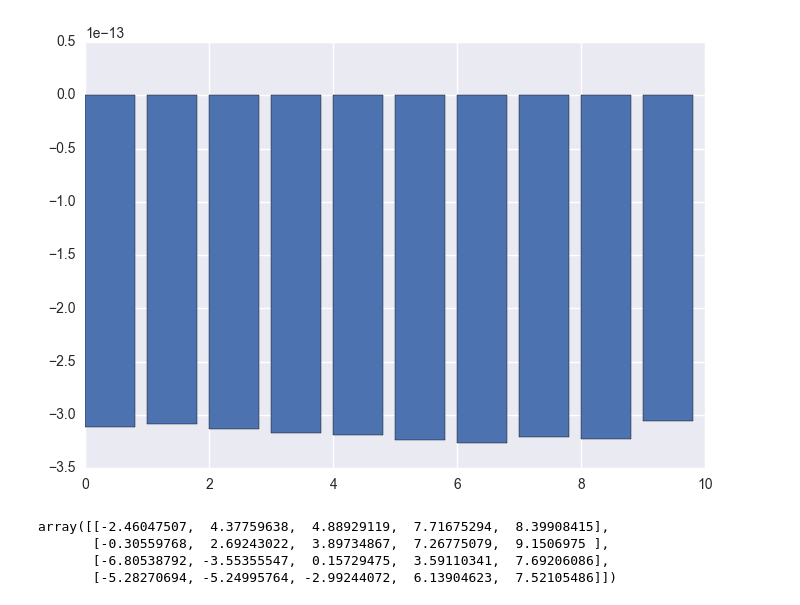
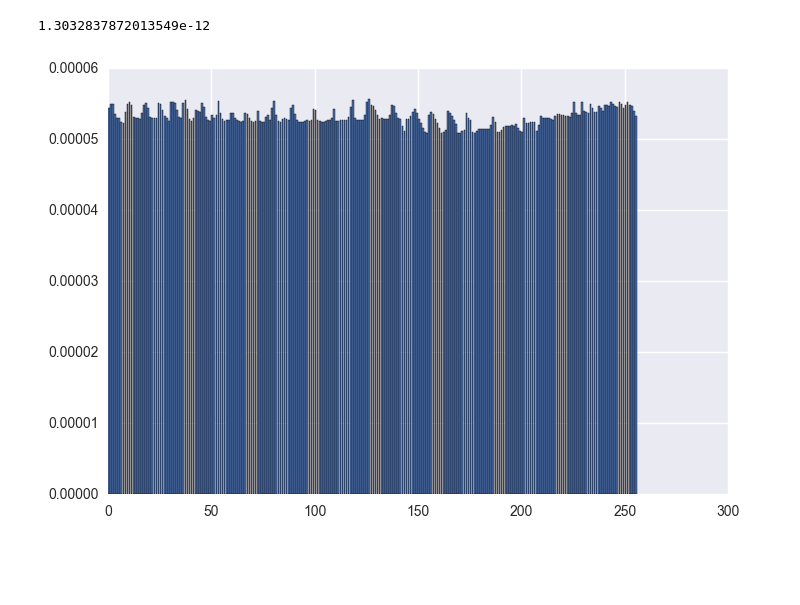
Before and after one commit to turtle-lea/ciencia-de-datos, a Jupyter notebook: tp-2/entropia-lean.ipynb, the cells around one changed output. Cells and saved outputs as stored; diff of their text form; code cells hidden in the pictures; blank space fills up the shorter version.

Commit message:
Agregado entropia primera parte a la versión final

```diff
--- a/tp-2/entropia-lean.ipynb
+++ b/tp-2/entropia-lean.ipynb
@@ -51,7 +51,8 @@ def calculate_probabilities(electrodo_matrix, max_val, min_val, t_bin):
 def calculate_entropia(proba_x, cant_epochs, cant_muestras):
     res=0
     for i in range(0,len(proba_x)):
-        res = res + (proba_x[i]/(cant_epochs*cant_muestras))*math.log((proba_x[i]/(cant_epochs*cant_muestras))+1,10)
+        if proba_x[i] > 0:
+            res = res + (proba_x[i]/(cant_epochs*cant_muestras))*math.log((proba_x[i]/(cant_epochs*cant_muestras)),10)
     return -res
 # %%
 def entropias_electrodos_por_sujeto(filename):
@@ -61,12 +62,13 @@ def entropias_electrodos_por_sujeto(filename):
     cant_electrodos = matrix_p01.shape[1]
     cant_muestras = matrix_p01.shape[2]
 
-    maximum_values, minimum_values, x75_values, x25_values = calculate_bin_max_min(matrix_p01)
+    max_value, min_value, x75, x25 = calculate_bin_max_min(matrix_p01)
+    t_bin = calculate_tbin(max_value, min_value, x75, x25, matrix_p01.shape)
 
     entropia_por_electrodo = []
     for i in range(cant_electrodos):
         electrodo_i_matrix = matrix_p01[:, i, :]
-        t_bin = calculate_tbin(maximum_values[i], minimum_values[i], x75_values[i], x25_values[i])
-        probabilities = calculate_probabilities(electrodo_i_matrix, maximum_values[i], minimum_values[i], t_bin)
+        #t_bin = calculate_tbin(maximum_values[i], minimum_values[i], x75_values[i], x25_values[i])
+        probabilities = calculate_probabilities(electrodo_i_matrix, max_value, min_value, t_bin)
         entropia_por_electrodo.append(calculate_entropia(probabilities, cant_epochs, cant_muestras))
     return entropia_por_electrodo
@@ -73,2 +88,2 @@ def entropias_electrodos_por_sujeto(filename):
 # %%
-filename = "/Users/lmatayoshi/Desktop/EEG/S01.mat"
+filename_S = "/Users/lmatayoshi/Desktop/EEG/S01.mat"
@@ -77,5 +90,11 @@ res = entropias_electrodos_por_sujeto(filename)
+# %%
+res_S = entropias_electrodos_por_sujeto(filename_S)
+# %%
+np.var(res_S)
+# %% [output]
+1.3032837872013549e-12
 # %%
-plt.bar(range(len(res[:10])), res[:10])
+plt.bar(range(len(res_S[:256])), res_S[:256])
 plt.show()
 # %% [output]
-[figure, old version]
+[figure, new version]
@@ -84,7 +100,0 @@ m = np.random.uniform(-10, 10, 20).reshape((4,5))
-# %%
-np.sort(m)
-# %% [output]
-array([[-2.46047507,  4.37759638,  4.88929119,  7.71675294,  8.39908415],
-       [-0.30559768,  2.69243022,  3.89734867,  7.26775079,  9.1506975 ],
-       [-6.80538792, -3.55355547,  0.15729475,  3.59110341,  7.69206086],
-       [-5.28270694, -5.24995764, -2.99244072,  6.13904623,  7.52105486]])
```
Also changed, not shown: parts of 8 cells of this notebook, 1 other file.
